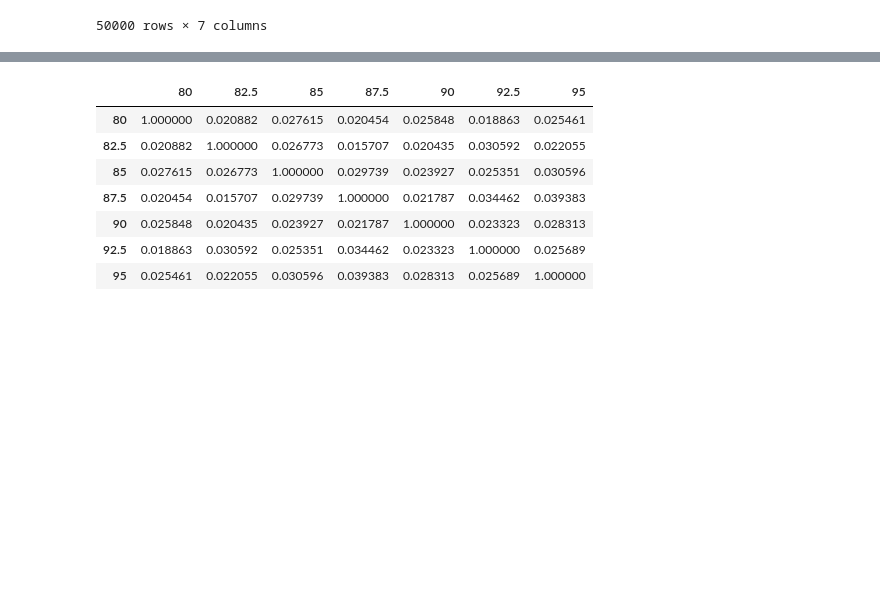
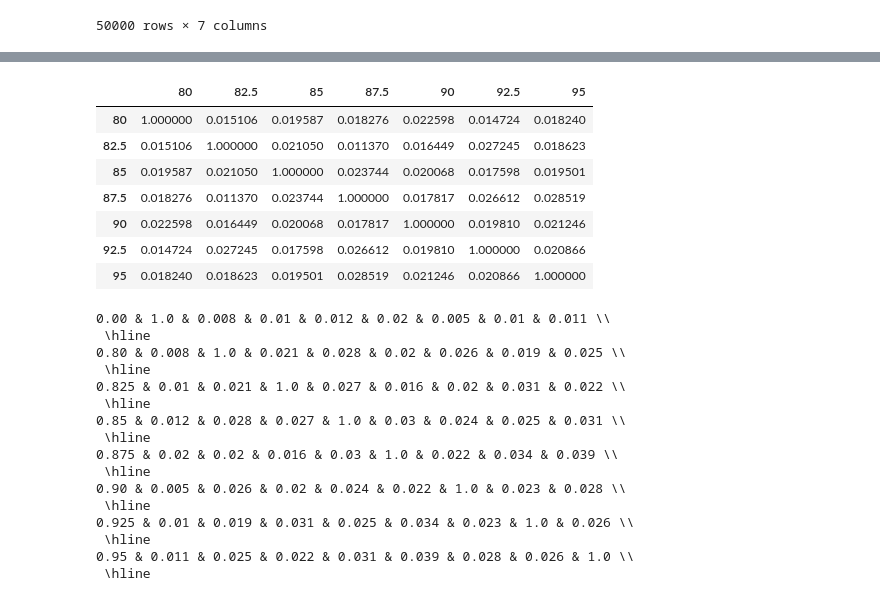
Before and after one commit to harshchobisa/capstone, a Jupyter notebook: sgm_analysis.ipynb, the cells around one changed output, grey strips where cells are left out. Saved outputs shown, nothing was run; the diff lists cells and outputs as text; code cells hidden in the pictures; blank space fills up the shorter version.

```diff
--- a/sgm_analysis.ipynb
+++ b/sgm_analysis.ipynb
@@ -424,12 +431,42 @@ d['85'].corr(d['forget'])
+# %%
+d.corr('kendall')
+# %% [output]
+|  | 80 | 82.5 | 85 | 87.5 | 90 | 92.5 | 95 |
+| 80 | 1.000000 | 0.015106 | 0.019587 | 0.018276 | 0.022598 | 0.014724 | 0.018240 |
+| 82.5 | 0.015106 | 1.000000 | 0.021050 | 0.011370 | 0.016449 | 0.027245 | 0.018623 |
+| 85 | 0.019587 | 0.021050 | 1.000000 | 0.023744 | 0.020068 | 0.017598 | 0.019501 |
+| 87.5 | 0.018276 | 0.011370 | 0.023744 | 1.000000 | 0.017817 | 0.026612 | 0.028519 |
+| 90 | 0.022598 | 0.016449 | 0.020068 | 0.017817 | 1.000000 | 0.019810 | 0.021246 |
+| 92.5 | 0.014724 | 0.027245 | 0.017598 | 0.026612 | 0.019810 | 1.000000 | 0.020866 |
+| 95 | 0.018240 | 0.018623 | 0.019501 | 0.028519 | 0.021246 | 0.020866 | 1.000000 |
 # %%
-d.corr()
+f = ""
+a = ['0.00', '0.80', '0.825', '0.85', '0.875', '0.90', '0.925', '0.95']
+for j in range(8):
+    f += str(a[j]) + ' & '
+    for x in d.corr():
+        z = d.corr()[x][j]
+        z = round(z, 3)
+        f += (str(z) + ' & ')
+    f = f[:-2]
+    f += '\\\\ \n \hline \n'
+
+print(f)
 # %% [output]
-|  | 80 | 82.5 | 85 | 87.5 | 90 | 92.5 | 95 |
-| 80 | 1.000000 | 0.020882 | 0.027615 | 0.020454 | 0.025848 | 0.018863 | 0.025461 |
-| 82.5 | 0.020882 | 1.000000 | 0.026773 | 0.015707 | 0.020435 | 0.030592 | 0.022055 |
-| 85 | 0.027615 | 0.026773 | 1.000000 | 0.029739 | 0.023927 | 0.025351 | 0.030596 |
-| 87.5 | 0.020454 | 0.015707 | 0.029739 | 1.000000 | 0.021787 | 0.034462 | 0.039383 |
-| 90 | 0.025848 | 0.020435 | 0.023927 | 0.021787 | 1.000000 | 0.023323 | 0.028313 |
-| 92.5 | 0.018863 | 0.030592 | 0.025351 | 0.034462 | 0.023323 | 1.000000 | 0.025689 |
-| 95 | 0.025461 | 0.022055 | 0.030596 | 0.039383 | 0.028313 | 0.025689 | 1.000000 |
+0.00 & 1.0 & 0.008 & 0.01 & 0.012 & 0.02 & 0.005 & 0.01 & 0.011 \\
+ \hline
+0.80 & 0.008 & 1.0 & 0.021 & 0.028 & 0.02 & 0.026 & 0.019 & 0.025 \\
+ \hline
+0.825 & 0.01 & 0.021 & 1.0 & 0.027 & 0.016 & 0.02 & 0.031 & 0.022 \\
+ \hline
+0.85 & 0.012 & 0.028 & 0.027 & 1.0 & 0.03 & 0.024 & 0.025 & 0.031 \\
+ \hline
+0.875 & 0.02 & 0.02 & 0.016 & 0.03 & 1.0 & 0.022 & 0.034 & 0.039 \\
+ \hline
+0.90 & 0.005 & 0.026 & 0.02 & 0.024 & 0.022 & 1.0 & 0.023 & 0.028 \\
+ \hline
+0.925 & 0.01 & 0.019 & 0.031 & 0.025 & 0.034 & 0.023 & 1.0 & 0.026 \\
+ \hline
+0.95 & 0.011 & 0.025 & 0.022 & 0.031 & 0.039 & 0.028 & 0.026 & 1.0 \\
+ \hline
 # %%
```
Also changed, not shown: parts of 29 cells of this notebook, 44 other files.
